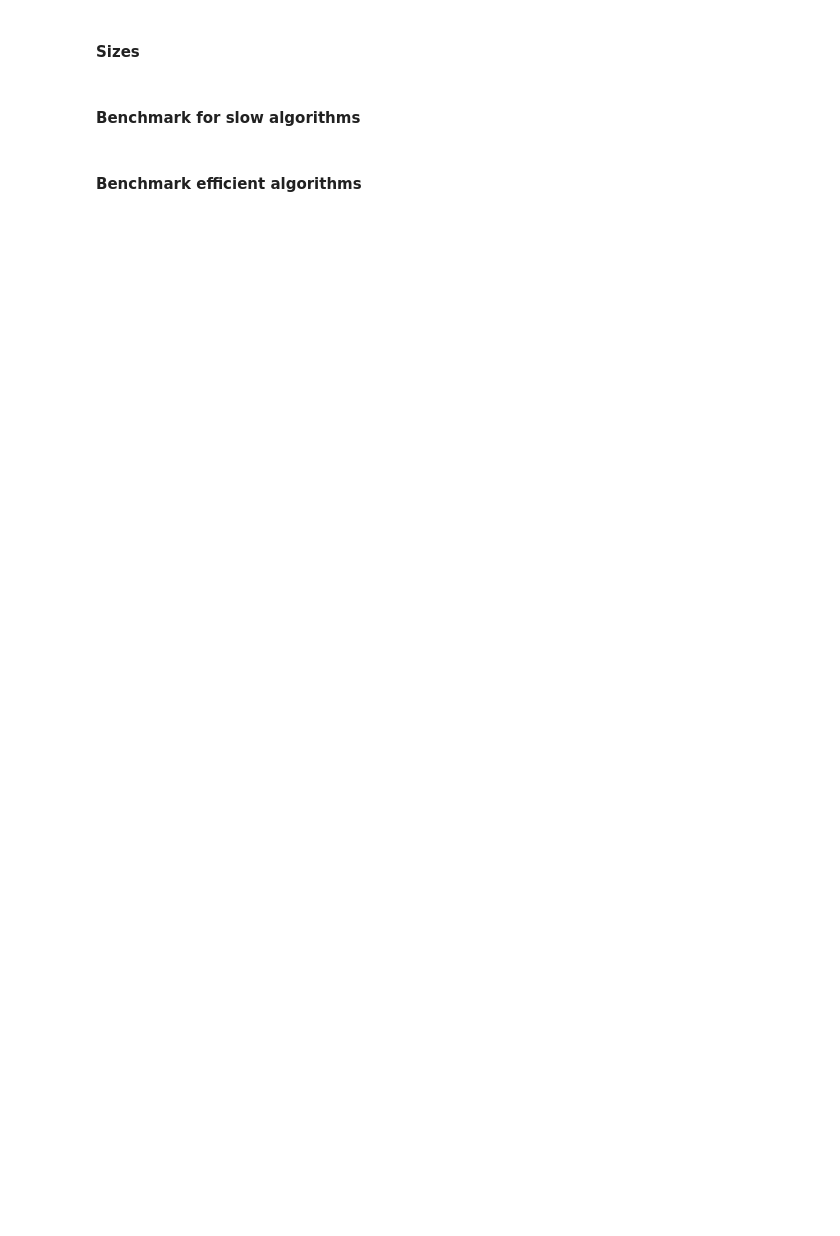
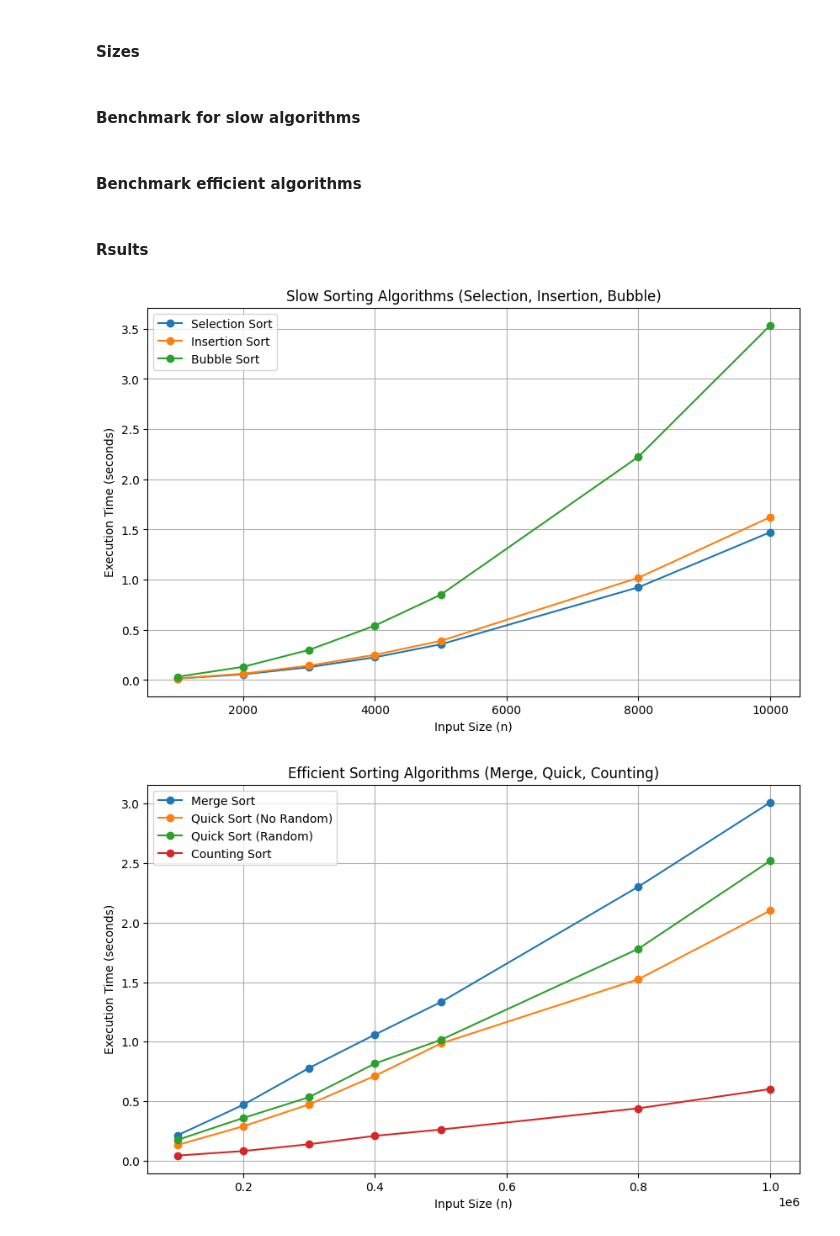
Before and after one commit to gabriel26077/sorting-algorithms-benchmark, a Jupyter notebook: notebooks/benchmark_sorts.ipynb, the cells around one changed output. Saved outputs shown, nothing was run; the diff lists cells and outputs as text; code cells hidden in the pictures; blank space fills up the shorter version.

```diff
--- a/notebooks/benchmark_sorts.ipynb
+++ b/notebooks/benchmark_sorts.ipynb
@@ -18,8 +18,8 @@ from utils.measure_time import measure_time
 # %% [markdown]
 #### Sizes
 # %%
-small_sizes = [1_000, 5_000, 10_000]        # For slow algorithms
-large_sizes = [100_000, 1_000_000]          # For efficient algorithms only
+small_sizes = [1_000, 2_000, 3_000, 4_000, 5_000, 8_000, 10_000]        # For slow algorithms
+large_sizes = [100_000, 200_000, 300_000, 400_000, 500_000, 800_000, 1_000_000]          # For efficient algorithms only
 # %% [markdown]
 #### Benchmark for slow algorithms
 # %%
@@ -57,3 +57,32 @@ for name, func in efficient_algorithms.items():
         elapsed = measure_time(func, array.copy())
         times.append(elapsed)
     results_efficient[name] = times
+# %% [markdown]
+#### Rsults
+# %%
+import matplotlib.pyplot as plt
+
+def plot_sorting_performance(results, sizes, title="Sorting Algorithm Performance"):
+    plt.figure(figsize=(10,6))
+
+    for algo_name, times in results.items():
+        plt.plot(sizes, times, marker='o', label=algo_name)
+
+    plt.xlabel("Input Size (n)")
+    plt.ylabel("Execution Time (seconds)")
+    plt.title(title)
+    plt.legend()
+    plt.grid(True)
+    plt.show()
+
+
+# E results_slow e results_efficient também estão preenchidos conforme seu código:
+
+# Plot para os algoritmos lentos (Selection, Insertion, Bubble)
+plot_sorting_performance(results_slow, small_sizes, "Slow Sorting Algorithms (Selection, Insertion, Bubble)")
+
+# Plot para os algoritmos eficientes (Merge, Quick no random, Quick random, Counting)
+plot_sorting_performance(results_efficient, large_sizes, "Efficient Sorting Algorithms (Merge, Quick, Counting)")
+# %% [output]
+[figure, added]
+[figure, added]
```
